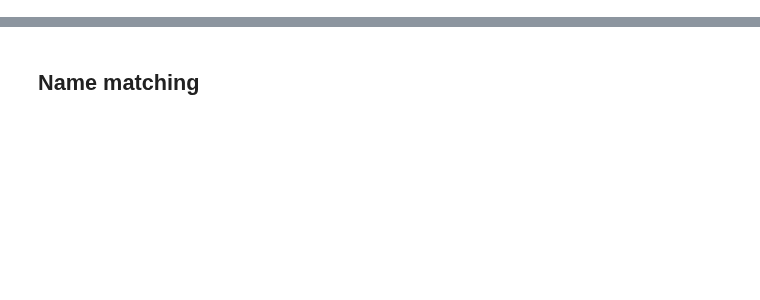
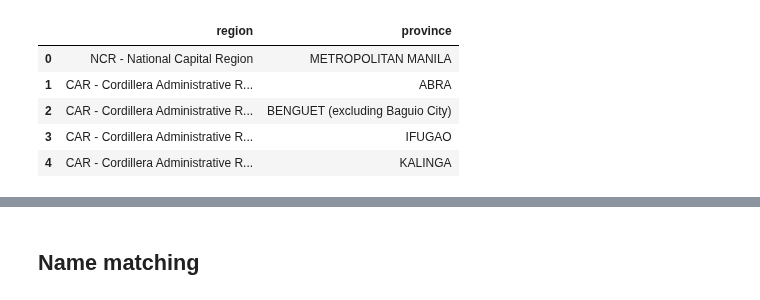
Before and after one commit to OmdenaAI/philippines-chapter-urban-vunerability, a Jupyter notebook: src/tasks/task-1-data-collection/7-housing-census-housetype-cleaning.ipynb, the cells around one changed output, grey strips where cells are left out. Cells and saved outputs as stored; diff of their text form; code cells hidden in the pictures; blank space fills up the shorter version.

Commit message:
WIP on housing-datasets

```diff
--- a/src/tasks/task-1-data-collection/7-housing-census-housetype-cleaning.ipynb
+++ b/src/tasks/task-1-data-collection/7-housing-census-housetype-cleaning.ipynb
@@ -36,6 +52,23 @@ def replace_region(name):
 
 WORKINGDIR = Path(os.getcwd())
 PROJECTROOT = WORKINGDIR.parents[1]
-DATASET = Path(PROJECTROOT,"data","gathered-datasets","housing-census","housing-census-housetype-2015.csv")
+
+DATASET = Path(
+    PROJECTROOT,
+    "data",
+    "gathered-datasets",
+    "housing-census",
+    "housing-census-housetype-2015.csv",
+)
+
+REG_PROV = Path(
+    PROJECTROOT,
+    "data",
+    "gathered-datasets",
+    "housing-census",
+    "region-province.csv",
+)
+
+REF_DF = Path(PROJECTROOT, "data", "cleaned-datasets", "ph-shp-file", "ph-shp-file.shp")
 # %%
 df = pd.read_csv(DATASET)
@@ -81,0 +124,10 @@ all_vals = []
+# %%
+rp_df = pd.read_csv(REG_PROV)
+rp_df.head()
+# %% [output]
+|  | region | province |
+| 0 | NCR - National Capital Region | METROPOLITAN MANILA |
+| 1 | CAR - Cordillera Administrative R... | ABRA |
+| 2 | CAR - Cordillera Administrative R... | BENGUET (excluding Baguio City) |
+| 3 | CAR - Cordillera Administrative R... | IFUGAO |
+| 4 | CAR - Cordillera Administrative R... | KALINGA |
```
Also changed, not shown: parts of 35 cells of this notebook, 3 other files.
